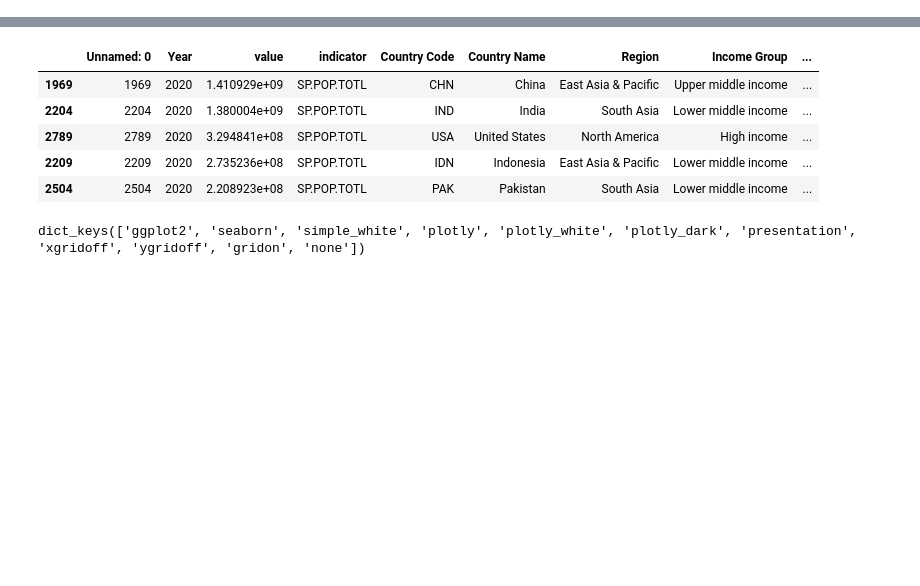
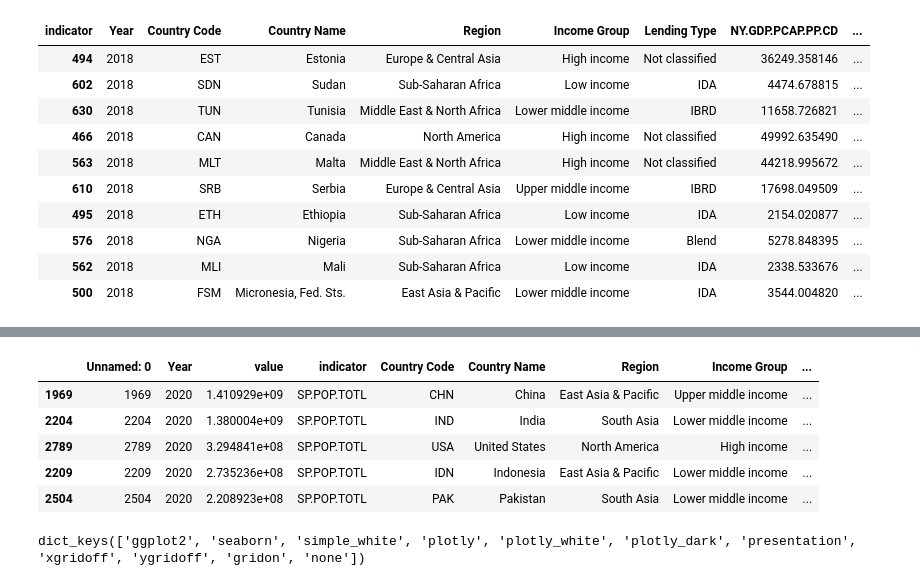
Before and after one commit to DATA-690-SPRING-2022/jay_data690, a Jupyter notebook: jay_part_b.ipynb, the cells around one changed output, grey strips where cells are left out. Cells and saved outputs as stored; diff of their text form; code cells hidden in the pictures; blank space fills up the shorter version.

```diff
--- a/jay_part_b.ipynb
+++ b/jay_part_b.ipynb
@@ -40,3 +40,7 @@ df.sample(10)
 | 780 | 780 | 2019 | 7.966829e+01 | SP.DYN.LE00.IN | VIR | Virgin Islands (U.S.) | Latin America & Caribbean | High income | ... |
 | 3190 | 3190 | 2018 | 9.300000e+00 | SH.STA.SUIC.P5 | PRK | Korea, Dem. People's Rep. | East Asia & Pacific | Low income | ... |
 | 947 | 947 | 2019 | 4.574403e+03 | NY.GDP.PCAP.PP.CD | KHM | Cambodia | East Asia & Pacific | Lower middle income | ... |
+# %%
+df.drop(columns=["Unnamed: 0"], inplace=True)
+
+df.head()
@@ -42,0 +54,8 @@ df.sample(10)
+# %%
+df_pivot = df.pivot_table(
+    index=["Year","Country Code",	"Country Name", "Region",	"Income Group",	"Lending Type"],
+    columns="indicator",
+    values="value"
+)
+
+df_pivot.head()
@@ -42,0 +70,4 @@ df.sample(10)
+# %%
+df_pivot.reset_index(inplace=True)
+
+df_pivot.head()
@@ -42,0 +81,14 @@ df.sample(10)
+# %%
+df_pivot.query("Year == 2018").sample(10)
+# %% [output]
+| indicator | Year | Country Code | Country Name | Region | Income Group | Lending Type | NY.GDP.PCAP.PP.CD | ... |
+| 494 | 2018 | EST | Estonia | Europe & Central Asia | High income | Not classified | 36249.358146 | ... |
+| 602 | 2018 | SDN | Sudan | Sub-Saharan Africa | Low income | IDA | 4474.678815 | ... |
+| 630 | 2018 | TUN | Tunisia | Middle East & North Africa | Lower middle income | IBRD | 11658.726821 | ... |
+| 466 | 2018 | CAN | Canada | North America | High income | Not classified | 49992.635490 | ... |
+| 563 | 2018 | MLT | Malta | Middle East & North Africa | High income | Not classified | 44218.995672 | ... |
+| 610 | 2018 | SRB | Serbia | Europe & Central Asia | Upper middle income | IBRD | 17698.049509 | ... |
+| 495 | 2018 | ETH | Ethiopia | Sub-Saharan Africa | Low income | IDA | 2154.020877 | ... |
+| 576 | 2018 | NGA | Nigeria | Sub-Saharan Africa | Lower middle income | Blend | 5278.848395 | ... |
+| 562 | 2018 | MLI | Mali | Sub-Saharan Africa | Low income | IDA | 2338.533676 | ... |
+| 500 | 2018 | FSM | Micronesia, Fed. Sts. | East Asia & Pacific | Lower middle income | IDA | 3544.004820 | ... |
```
Also changed, not shown: parts of 4 cells of this notebook.
